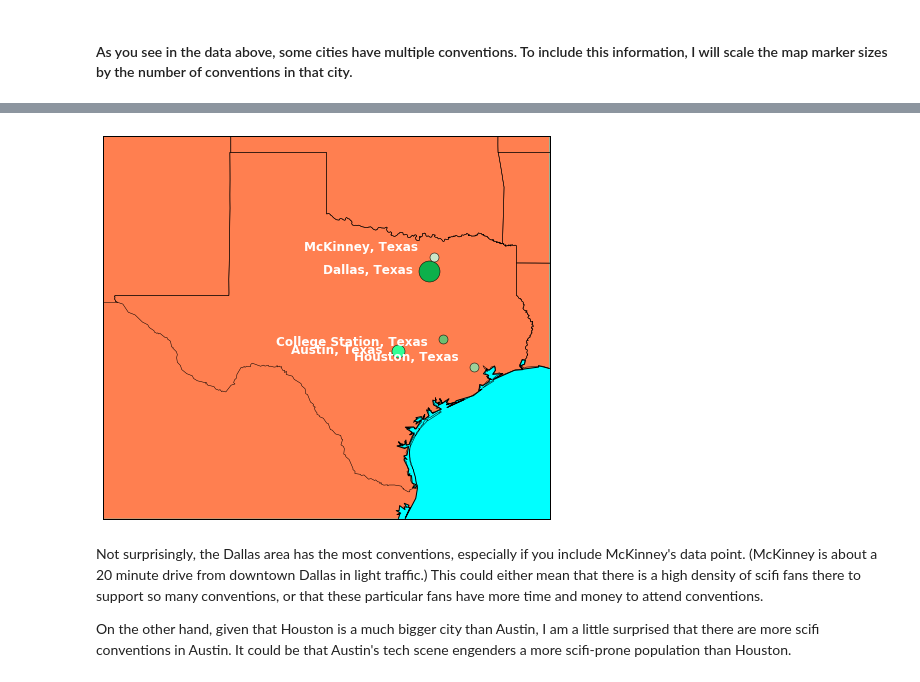
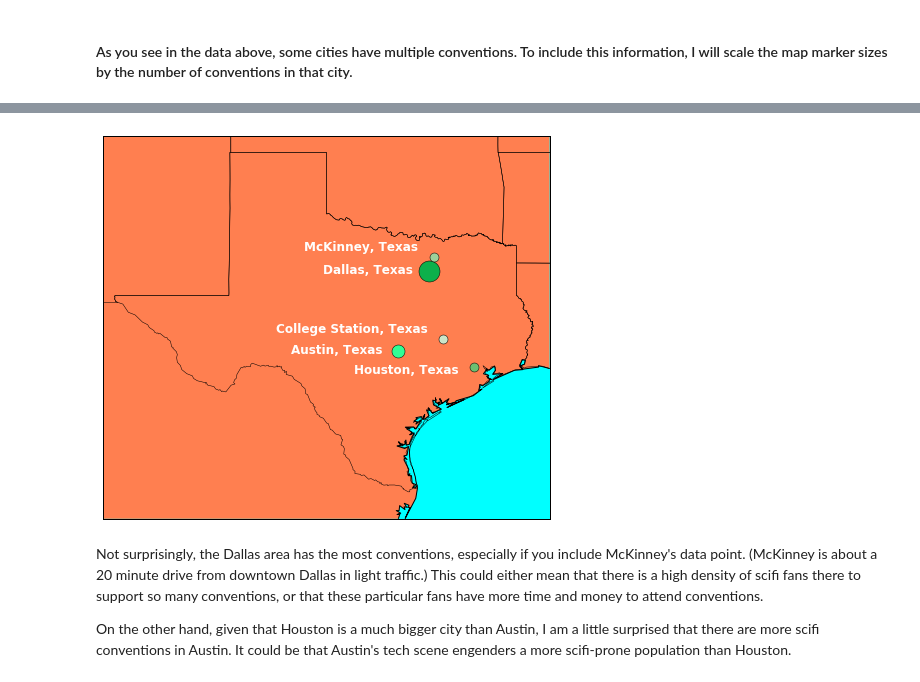
Before and after one commit to randirl17/SciFiMap, a Jupyter notebook: MakeAMap.ipynb, the cells around one changed output, grey strips where cells are left out. Cells and saved outputs as stored; diff of their text form; code cells hidden in the pictures.

```diff
--- a/MakeAMap.ipynb
+++ b/MakeAMap.ipynb
@@ -70,29 +70,29 @@ lllat = 25; urlat = 37; lllon = -107; urlon = -93
 # %%
 fig = plt.figure(figsize=(8,8))
 ax = fig.add_subplot(111)
 map = Basemap(ax=ax,lon_0=(urlon+lllon)/2, lat_0=(urlat+lllat)/2,
             llcrnrlat=lllat, urcrnrlat=urlat,llcrnrlon=lllon,urcrnrlon=urlon,resolution='l')
 map.drawmapboundary(fill_color='aqua')
 map.fillcontinents(color='coral',lake_color='aqua',zorder=0)
 map.drawcoastlines()
 map.readshapefile('./states_21basic/states','states')
 #Shapefile from https://www.arcgis.com/home/item.html?id=f7f805eb65eb4ab787a0a3e1116ca7e5
 for i,loc in enumerate(df.index):
     x = float(df.Long[i])
     y = float(df.Lat[i])
     r, g, b = cpalette.iloc[:,i]/256
     size = 5 + df.Location[i]*4
     map.plot(x,y,marker='o',color=[r,g,b],ms=size)
 
     tx = float(df.Long[i])-0.5
     ty = float(df.Lat[i])-0.2
-    if i == 2 or i == 4:  ty = ty + 0.3
-    if i == 3:  ty = ty - 0.1
+    if 'College' in loc or 'McKinney' in loc:  ty = ty + 0.3
+    if 'Houston' in loc:  ty = ty - 0.1
     plt.text(tx, ty, df.index[i],fontsize=12,fontweight='bold',
                     ha='right',va='bottom',color='w')
 plt.savefig('TexasCons.jpg',bbox_inches='tight')
 # %% [output]
-[figure, old version]
+[figure, new version]
 # %% [markdown]
 Not surprisingly, the Dallas area has the most conventions, especially if you include McKinney's data point.  (McKinney is about a 20 minute drive from downtown Dallas in light traffic.)  This could either mean that there is a high density of scifi fans there to support so many conventions, or that these particular fans have more time and money to attend conventions.
 
```
Also changed, not shown: parts of 2 cells of this notebook, 1 other file.
